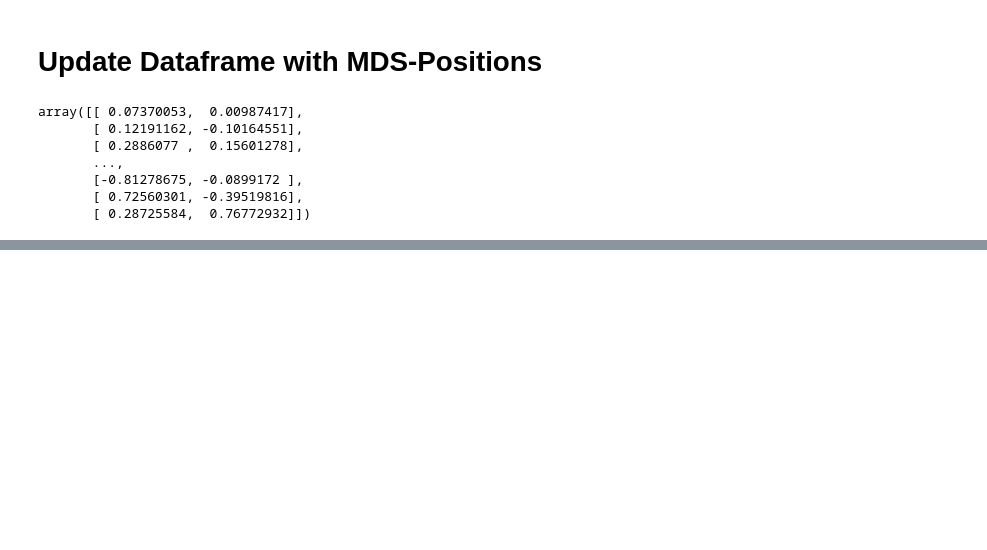
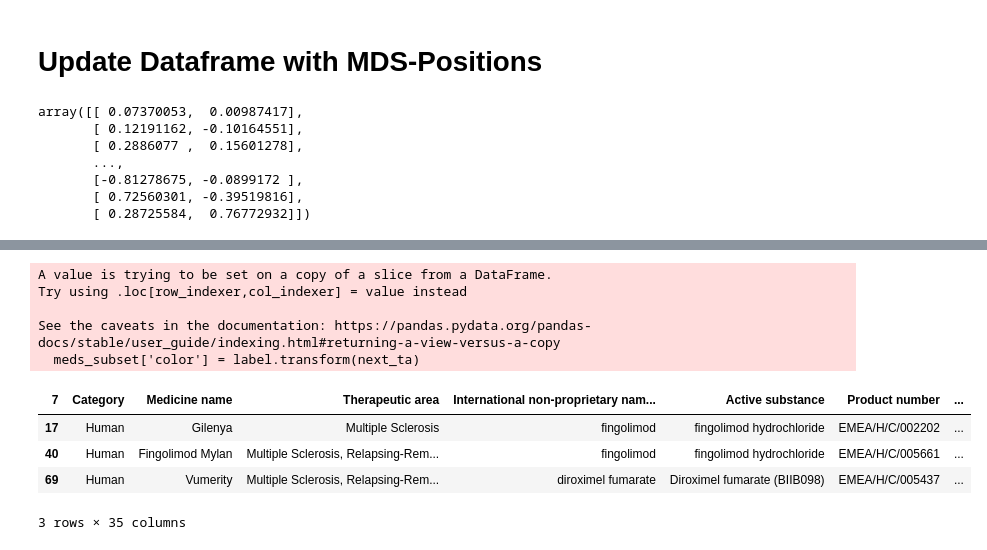
Before and after one commit to com-480-data-visualization/project-2023-darlene-s-data-vizards, a Jupyter notebook: docs/MDS.ipynb, the cells around one changed output, grey strips where cells are left out. Cells and saved outputs as stored; diff of their text form; code cells hidden in the pictures; blank space fills up the shorter version.

```diff
--- a/docs/MDS.ipynb
+++ b/docs/MDS.ipynb
@@ -58,0 +78,30 @@ meds['point'] = meds['smiles'].apply(lambda x: try:smiles.index(x))
+# %%
+def hierarchy_level(therapeutic_area, i):
+    try:
+        next_level = str(therapeutic_area).split(',')[i]
+        return next_level
+    except:
+        return ''
+
+
+main_ta = meds['Therapeutic area'].apply(lambda x: hierarchy_level(x,0))
+meds_subset = meds[main_ta == 'Multiple Sclerosis']
+
+label = LabelEncoder()
+next_ta = meds_subset['Therapeutic area'].apply(lambda x: hierarchy_level(x,1))
+label.fit(next_ta)
+meds_subset['color'] = label.transform(next_ta)
+# %% [output]
+A value is trying to be set on a copy of a slice from a DataFrame.
+Try using .loc[row_indexer,col_indexer] = value instead
+
+See the caveats in the documentation: https://pandas.pydata.org/pandas-docs/stable/user_guide/indexing.html#returning-a-view-versus-a-copy
+  meds_subset['color'] = label.transform(next_ta)
+# %%
+meds_subset.head(3)
+# %% [output]
+| 7 | Category | Medicine name | Therapeutic area | International non-proprietary nam... | Active substance | Product number | ... |
+| 17 | Human | Gilenya | Multiple Sclerosis | fingolimod | fingolimod hydrochloride | EMEA/H/C/002202 | ... |
+| 40 | Human | Fingolimod Mylan | Multiple Sclerosis, Relapsing-Rem... | fingolimod | fingolimod hydrochloride | EMEA/H/C/005661 | ... |
+| 69 | Human | Vumerity | Multiple Sclerosis, Relapsing-Rem... | diroximel fumarate | Diroximel fumarate (BIIB098) | EMEA/H/C/005437 | ... |
+3 rows × 35 columns
```
Also changed, not shown: parts of 6 cells of this notebook, 7 other files.
